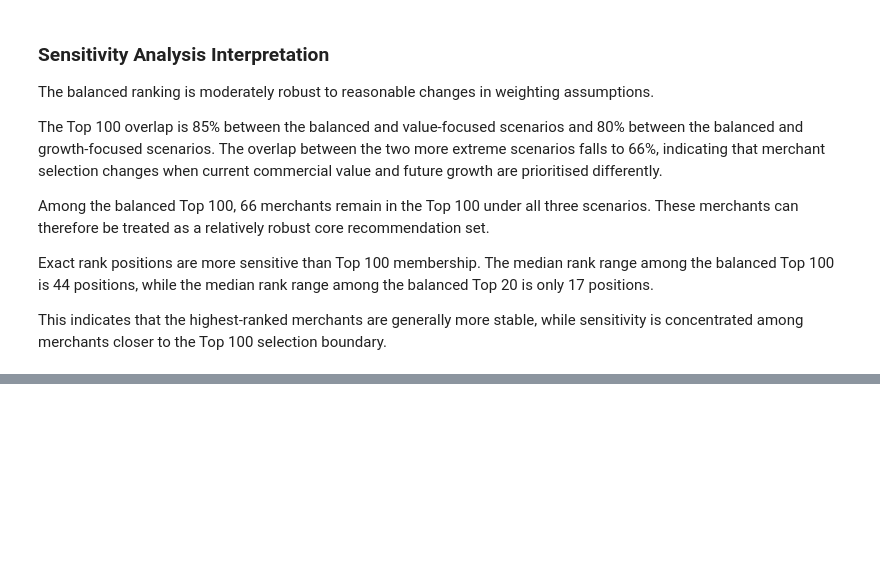
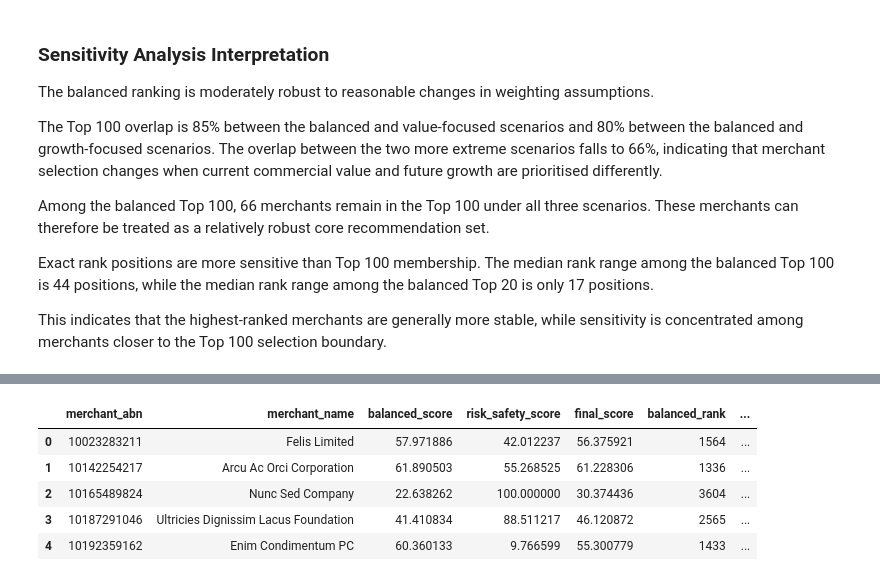
Before and after one commit to yixxx111/MAST30034-Project-2-Group-50, a Jupyter notebook: member5_ranking/ranking_summary.ipynb, the cells around one changed output, grey strips where cells are left out. Cells and saved outputs as stored; diff of their text form; code cells hidden in the pictures; blank space fills up the shorter version.

```diff
--- a/member5_ranking/ranking_summary.ipynb
+++ b/member5_ranking/ranking_summary.ipynb
@@ -600,0 +743,30 @@ This indicates that the highest-ranked merchants are generally more stable, whil
+# %%
+final_df["final_score"] = (
+    0.90 * final_df["balanced_score"]
+    + 0.10 * final_df["risk_safety_score"]
+)
+
+final_df["final_rank"] = (
+    final_df["final_score"]
+    .rank(method="min", ascending=False)
+    .astype(int)
+)
+
+final_df[
+    [
+        "merchant_abn",
+        "merchant_name",
+        "balanced_score",
+        "risk_safety_score",
+        "final_score",
+        "balanced_rank",
+        "final_rank",
+    ]
+].head()
+# %% [output]
+|  | merchant_abn | merchant_name | balanced_score | risk_safety_score | final_score | balanced_rank | ... |
+| 0 | 10023283211 | Felis Limited | 57.971886 | 42.012237 | 56.375921 | 1564 | ... |
+| 1 | 10142254217 | Arcu Ac Orci Corporation | 61.890503 | 55.268525 | 61.228306 | 1336 | ... |
+| 2 | 10165489824 | Nunc Sed Company | 22.638262 | 100.000000 | 30.374436 | 3604 | ... |
+| 3 | 10187291046 | Ultricies Dignissim Lacus Foundation | 41.410834 | 88.511217 | 46.120872 | 2565 | ... |
+| 4 | 10192359162 | Enim Condimentum PC | 60.360133 | 9.766599 | 55.300779 | 1433 | ... |
```
Also changed, not shown: parts of 21 cells of this notebook, 7 other files.
